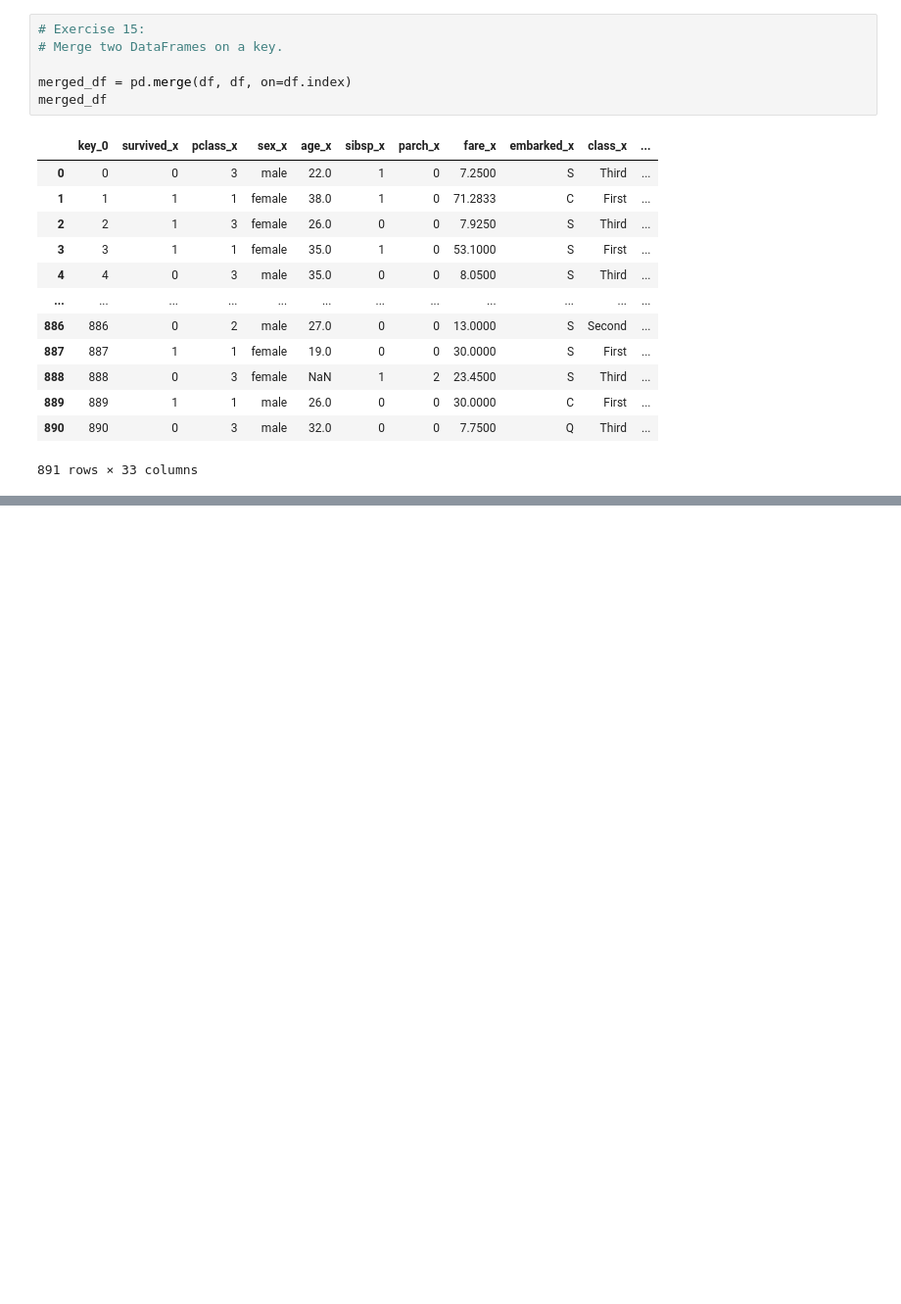
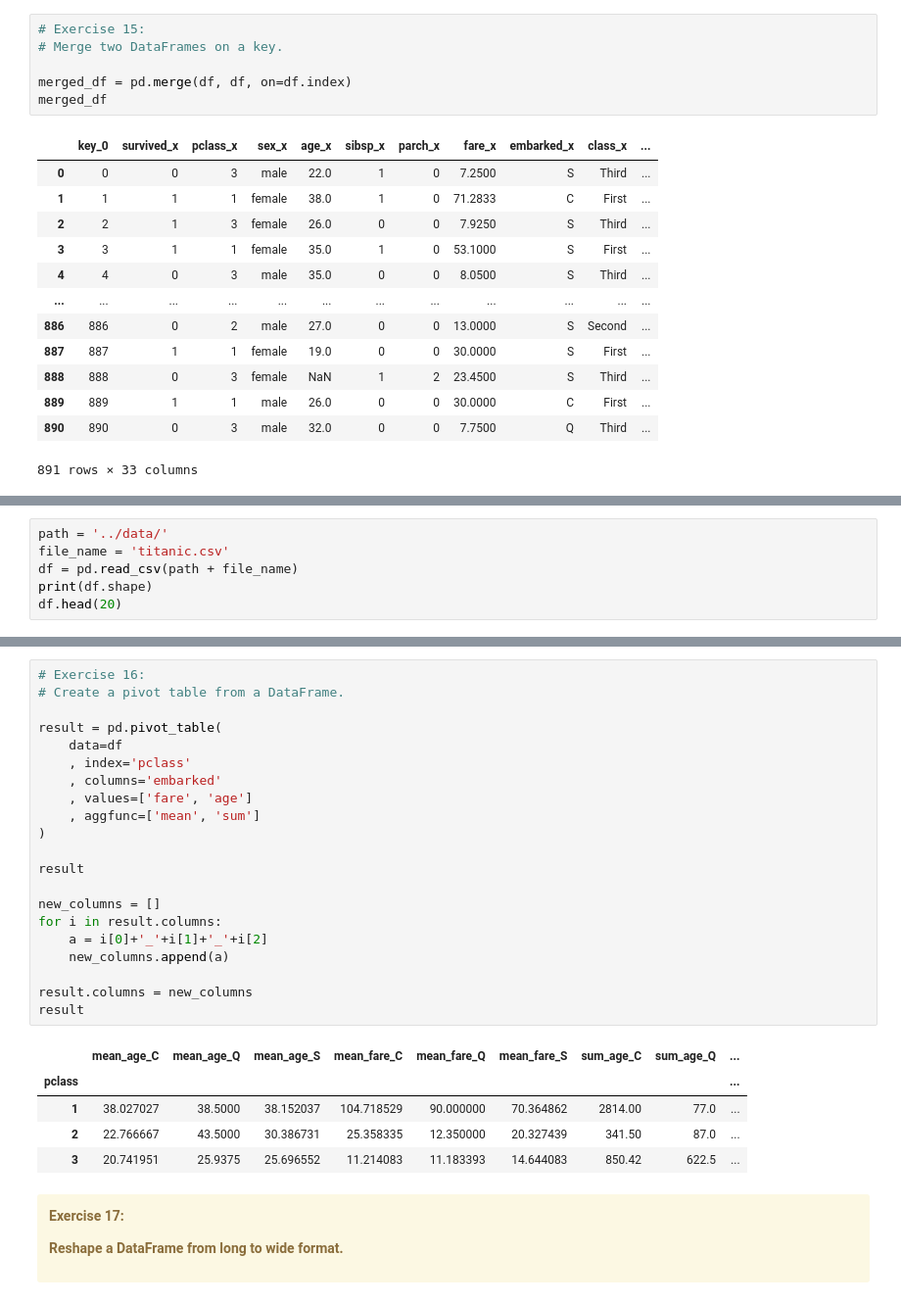
Before and after one commit to aziart/pandas-exercises, a Jupyter notebook: 12 - w3exercises/09 - Pandas Practice Sets/09 - 02 Mastering Pandas 100 Exercises.ipynb, the cells around one changed output, grey strips where cells are left out. Shown at 98% size. Cells and saved outputs as stored; diff of their text form; blank space fills up the shorter version.

```diff
--- a/12 - w3exercises/09 - Pandas Practice Sets/09 - 02 Mastering Pandas 100 Exercises.ipynb
+++ b/12 - w3exercises/09 - Pandas Practice Sets/09 - 02 Mastering Pandas 100 Exercises.ipynb
@@ -972,0 +981,6 @@ merged_df
+# %%
+path = '../data/'
+file_name = 'titanic.csv'
+df = pd.read_csv(path + file_name)
+print(df.shape)
+df.head(20)
@@ -972,0 +1031,35 @@ merged_df
+# %%
+# Exercise 16:
+# Create a pivot table from a DataFrame.
+
+result = pd.pivot_table(
+    data=df
+    , index='pclass'
+    , columns='embarked'
+    , values=['fare', 'age']
+    , aggfunc=['mean', 'sum']
+)
+
+result
+
+new_columns = []
+for i in result.columns:
+    a = i[0]+'_'+i[1]+'_'+i[2]
+    new_columns.append(a)
+
+result.columns = new_columns
+result
+# %% [output]
+|  | mean_age_C | mean_age_Q | mean_age_S | mean_fare_C | mean_fare_Q | mean_fare_S | sum_age_C | sum_age_Q | ... |
+| pclass |  |  |  |  |  |  |  |  | ... |
+| 1 | 38.027027 | 38.5000 | 38.152037 | 104.718529 | 90.000000 | 70.364862 | 2814.00 | 77.0 | ... |
+| 2 | 22.766667 | 43.5000 | 30.386731 | 25.358335 | 12.350000 | 20.327439 | 341.50 | 87.0 | ... |
+| 3 | 20.741951 | 25.9375 | 25.696552 | 11.214083 | 11.183393 | 14.644083 | 850.42 | 622.5 | ... |
+# %% [markdown]
+<div class="alert alert-warning">
+
+**Exercise 17:**
+
+**Reshape a DataFrame from long to wide format.**
+
+</div>
```
Also changed, not shown: parts of 11 cells of this notebook.
